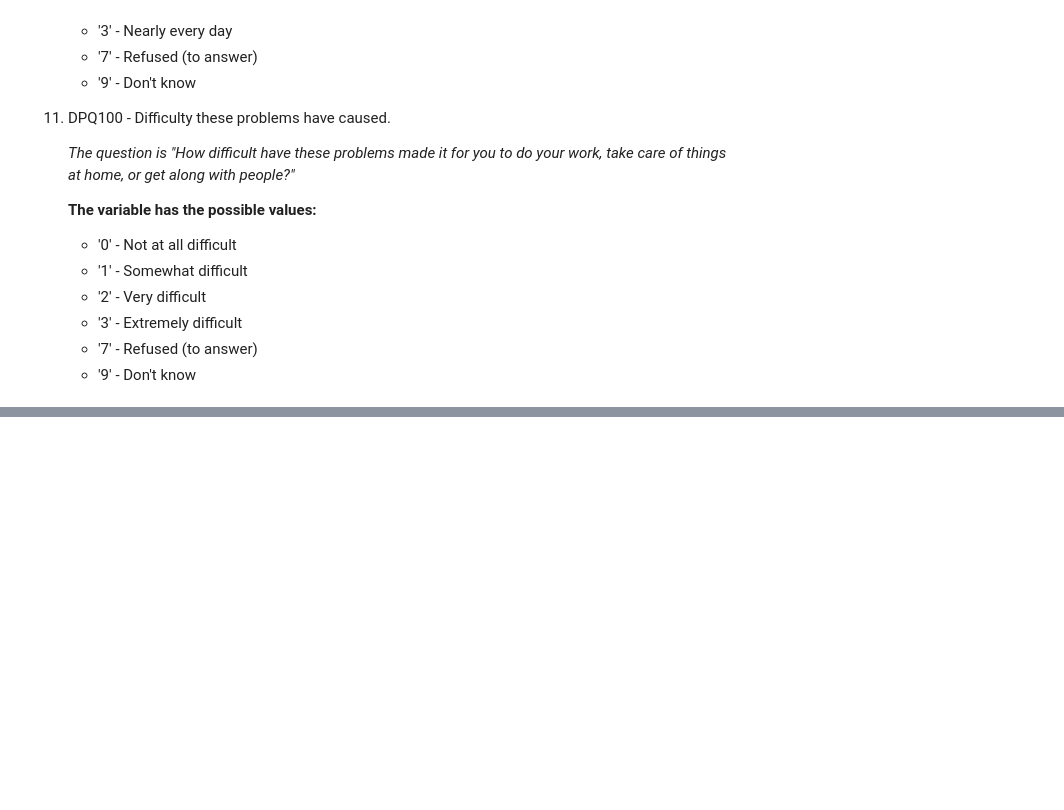
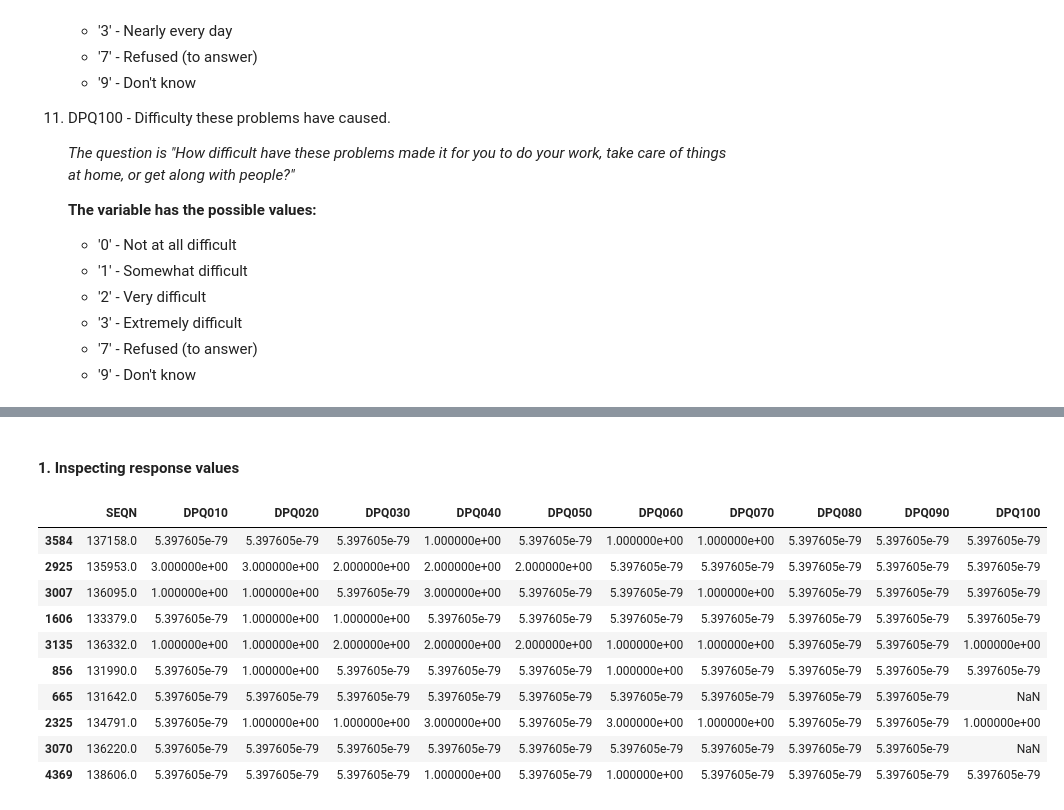
Before and after one commit to SabinaSid/NHANES_mental_health_analysis, a Jupyter notebook: Notebooks/01_demographics_and_depression.ipynb, the cells around one changed output, grey strips where cells are left out. Saved outputs shown, nothing was run; the diff lists cells and outputs as text; code cells hidden in the pictures; blank space fills up the shorter version.

```diff
--- a/Notebooks/01_demographics_and_depression.ipynb
+++ b/Notebooks/01_demographics_and_depression.ipynb
@@ -337,0 +342,16 @@ There are 11 variables. Let's briefly review each of them.
+# %% [markdown]
+#### 1. Inspecting response values
+# %%
+dpq.sample(10)
+# %% [output]
+|  | SEQN | DPQ010 | DPQ020 | DPQ030 | DPQ040 | DPQ050 | DPQ060 | DPQ070 | DPQ080 | DPQ090 | DPQ100 |
+| 3584 | 137158.0 | 5.397605e-79 | 5.397605e-79 | 5.397605e-79 | 1.000000e+00 | 5.397605e-79 | 1.000000e+00 | 1.000000e+00 | 5.397605e-79 | 5.397605e-79 | 5.397605e-79 |
+| 2925 | 135953.0 | 3.000000e+00 | 3.000000e+00 | 2.000000e+00 | 2.000000e+00 | 2.000000e+00 | 5.397605e-79 | 5.397605e-79 | 5.397605e-79 | 5.397605e-79 | 5.397605e-79 |
+| 3007 | 136095.0 | 1.000000e+00 | 1.000000e+00 | 5.397605e-79 | 3.000000e+00 | 5.397605e-79 | 5.397605e-79 | 1.000000e+00 | 5.397605e-79 | 5.397605e-79 | 5.397605e-79 |
+| 1606 | 133379.0 | 5.397605e-79 | 1.000000e+00 | 1.000000e+00 | 5.397605e-79 | 5.397605e-79 | 5.397605e-79 | 5.397605e-79 | 5.397605e-79 | 5.397605e-79 | 5.397605e-79 |
+| 3135 | 136332.0 | 1.000000e+00 | 1.000000e+00 | 2.000000e+00 | 2.000000e+00 | 2.000000e+00 | 1.000000e+00 | 1.000000e+00 | 5.397605e-79 | 5.397605e-79 | 1.000000e+00 |
+| 856 | 131990.0 | 5.397605e-79 | 1.000000e+00 | 5.397605e-79 | 5.397605e-79 | 5.397605e-79 | 1.000000e+00 | 5.397605e-79 | 5.397605e-79 | 5.397605e-79 | 5.397605e-79 |
+| 665 | 131642.0 | 5.397605e-79 | 5.397605e-79 | 5.397605e-79 | 5.397605e-79 | 5.397605e-79 | 5.397605e-79 | 5.397605e-79 | 5.397605e-79 | 5.397605e-79 | NaN |
+| 2325 | 134791.0 | 5.397605e-79 | 1.000000e+00 | 1.000000e+00 | 3.000000e+00 | 5.397605e-79 | 3.000000e+00 | 1.000000e+00 | 5.397605e-79 | 5.397605e-79 | 1.000000e+00 |
+| 3070 | 136220.0 | 5.397605e-79 | 5.397605e-79 | 5.397605e-79 | 5.397605e-79 | 5.397605e-79 | 5.397605e-79 | 5.397605e-79 | 5.397605e-79 | 5.397605e-79 | NaN |
+| 4369 | 138606.0 | 5.397605e-79 | 5.397605e-79 | 5.397605e-79 | 1.000000e+00 | 5.397605e-79 | 1.000000e+00 | 5.397605e-79 | 5.397605e-79 | 5.397605e-79 | 5.397605e-79 |
```
Also changed, not shown: parts of 11 cells of this notebook.
